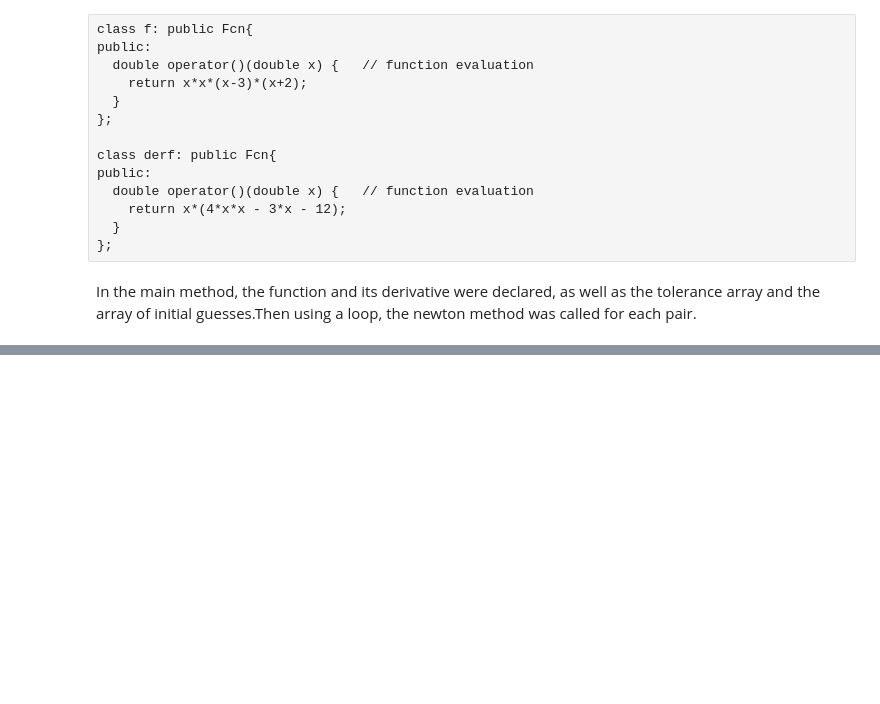
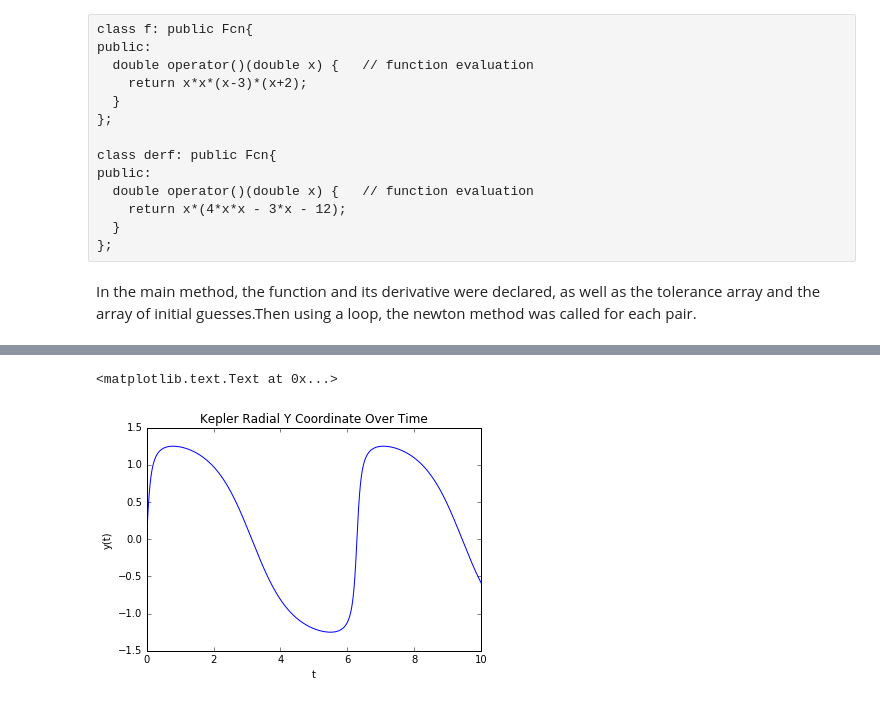
Before and after one commit to popov95s/MATH3316, a Jupyter notebook: Project2/project2.ipynb, the cells around one changed output, grey strips where cells are left out. Cells and saved outputs as stored; diff of their text form; code cells hidden in the pictures; blank space fills up the shorter version.

```diff
--- a/Project2/project2.ipynb
+++ b/Project2/project2.ipynb
@@ -178,0 +375,8 @@ int main(){
+# %%
+plot(t,y)
+xlabel('t')
+ylabel('y(t)')
+title('Kepler Radial Y Coordinate Over Time')
+# %% [output]
+<matplotlib.text.Text at 0x...>
+[figure, added]
```
Also changed, not shown: parts of 27 cells of this notebook, 11 other files.
